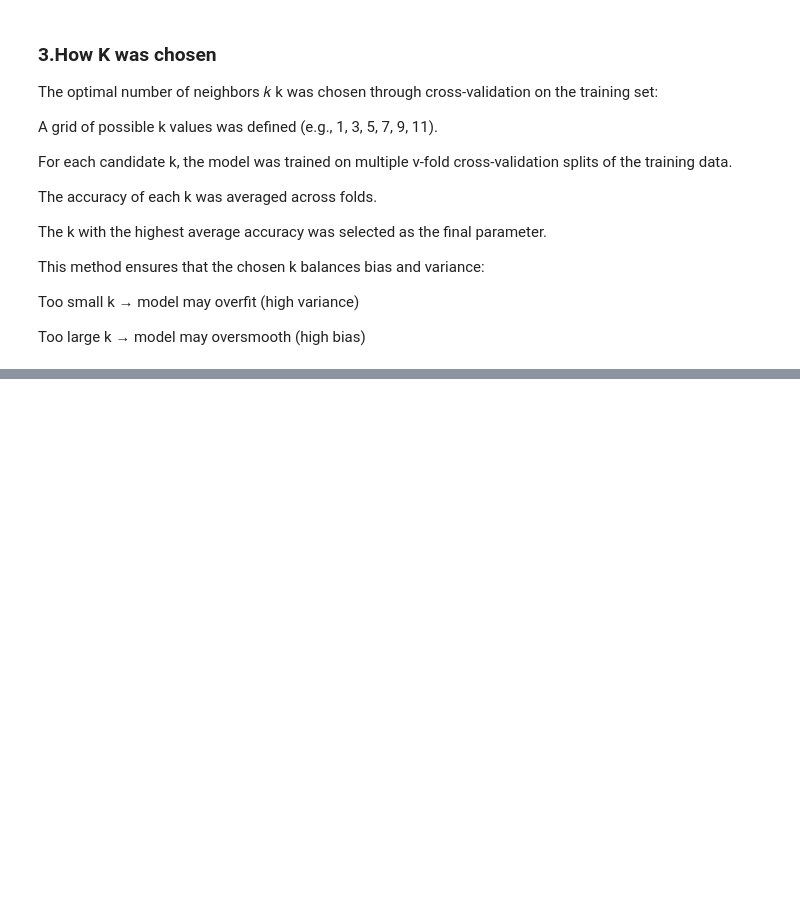
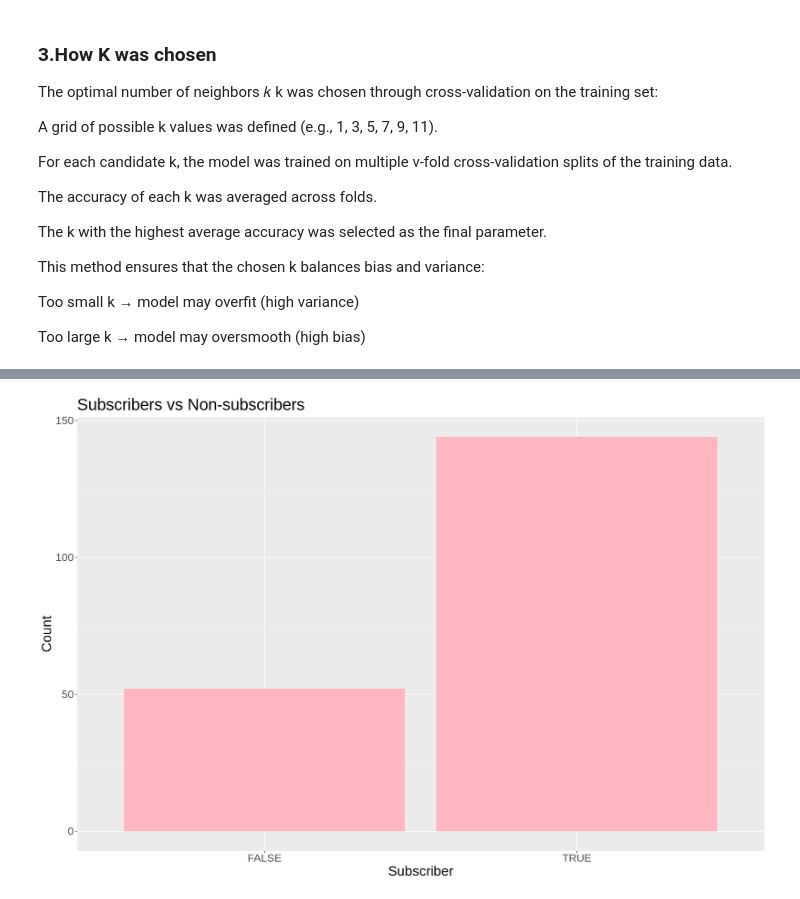
Before and after one commit to yunan-Deng/data_science_100_group33, a Jupyter notebook: Final Project Report.ipynb, the cells around one changed output, grey strips where cells are left out. Cells and saved outputs as stored; diff of their text form; code cells hidden in the pictures; blank space fills up the shorter version.

```diff
--- a/Final Project Report.ipynb
+++ b/Final Project Report.ipynb
@@ -331,0 +418,12 @@ Too large k → model may oversmooth (high bias)
+# %%
+players_maj <- players |>
+    ggplot(aes(x = subscribe)) +
+    geom_bar(fill = "lightpink") +
+    labs(title = "Subscribers vs Non-subscribers",
+         x = "Subscriber",
+         y = "Count") +
+theme(text = element_text(size = 20))
+
+players_maj
+# %% [output]
+[figure, added]
```
Also changed, not shown: parts of 13 cells of this notebook.
